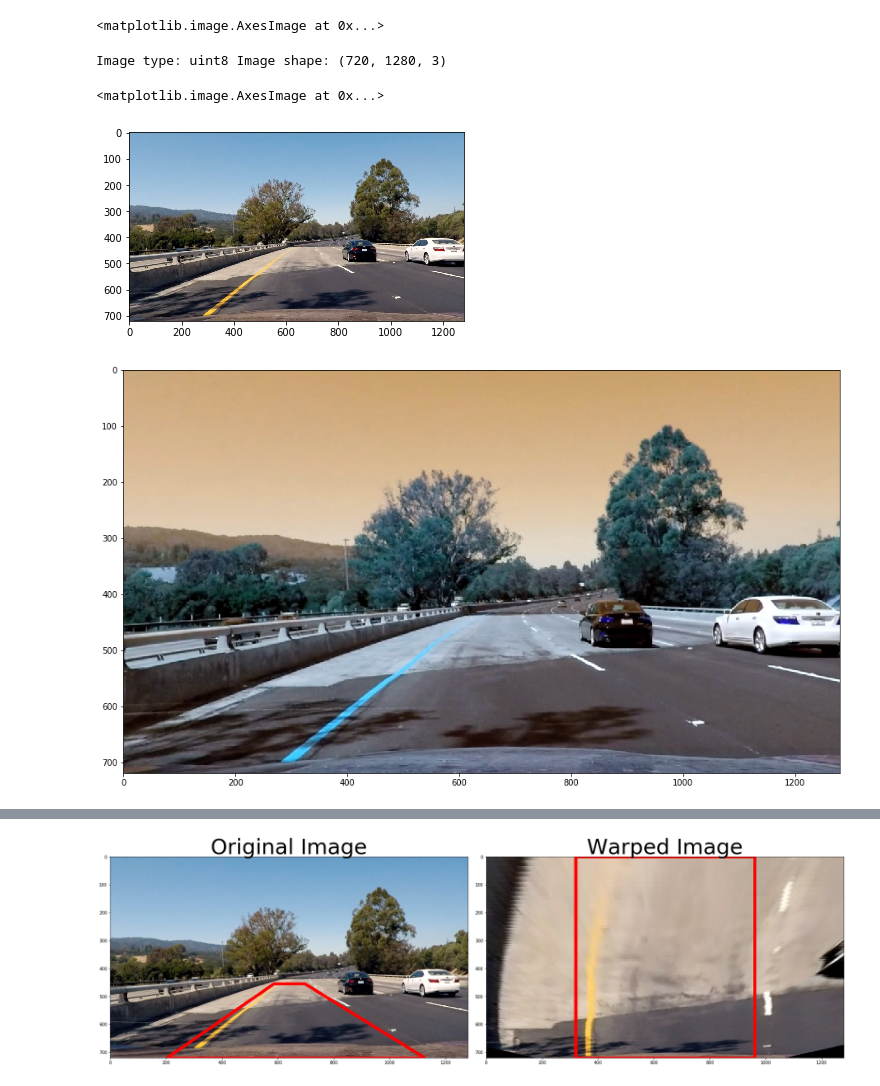
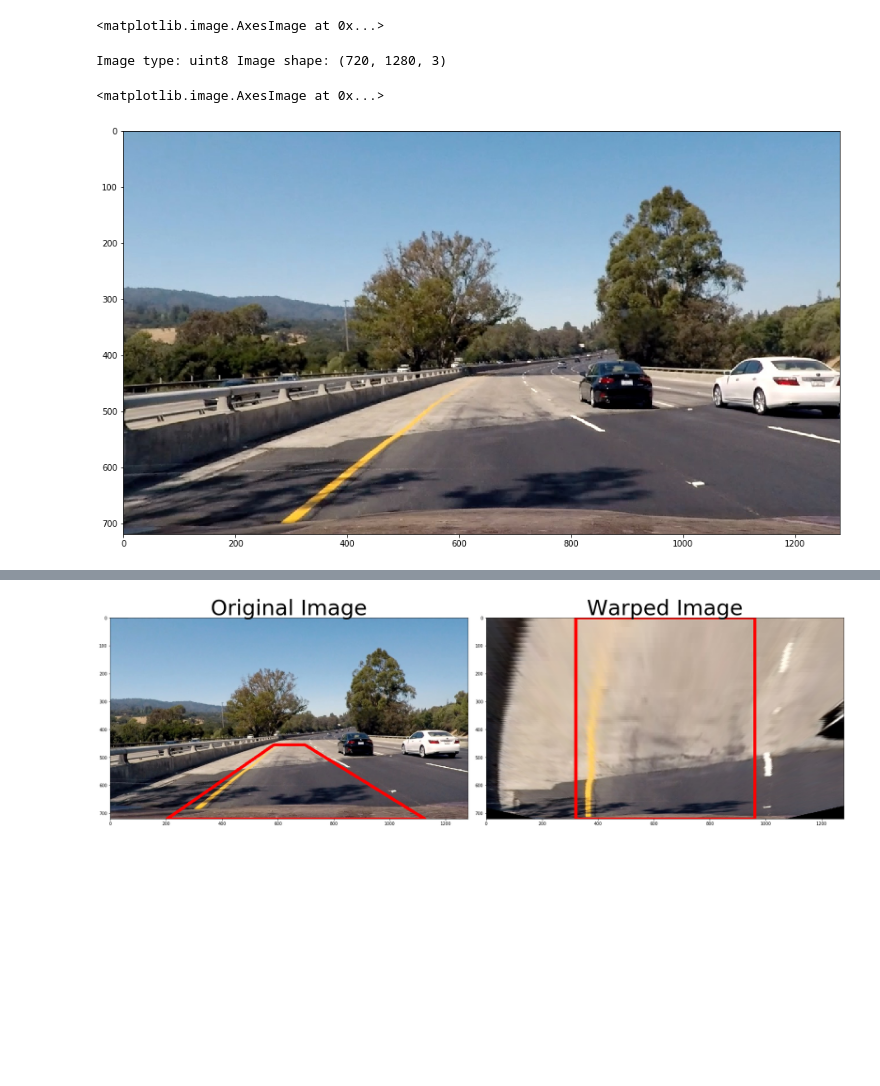
Before and after one commit to kadway/Project_2_SelfDrivingCar-ND_Advanced-Lane-Finding, a Jupyter notebook: advanced_lane_finding.ipynb, the cells around one changed output, grey strips where cells are left out. Saved outputs shown, nothing was run; the diff lists cells and outputs as text; code cells hidden in the pictures; blank space fills up the shorter version.

```diff
--- a/advanced_lane_finding.ipynb
+++ b/advanced_lane_finding.ipynb
@@ -283,17 +283,16 @@ Image type: uint8 Image shape: (720, 1280, 3)
 # %%
 #undistort image using previous camera calibration parameters
 undistorted_img = undistort(img)
 print('Image type:', undistorted_img.dtype, 'Image shape:', undistorted_img.shape)
-plt.imshow(undistorted_img)
+
 #show the result
-img_show = cv2.cvtColor(undistorted_img, cv2.COLOR_BGR2RGB)
+img_show = undistorted_img
 fig, ax = plt.subplots(figsize=(24, 9))
 ax.imshow(img_show)
 # %% [output]
 Image type: uint8 Image shape: (720, 1280, 3)
 <matplotlib.image.AxesImage at 0x...>
-[figure, old version]
+[figure, new version]
-[figure, removed]
 # %%
 #apply gradient and color transform and return a thresholded binary image
 t_img_binary = transform(undistorted_img)
```
Also changed, not shown: parts of 7 cells of this notebook.
